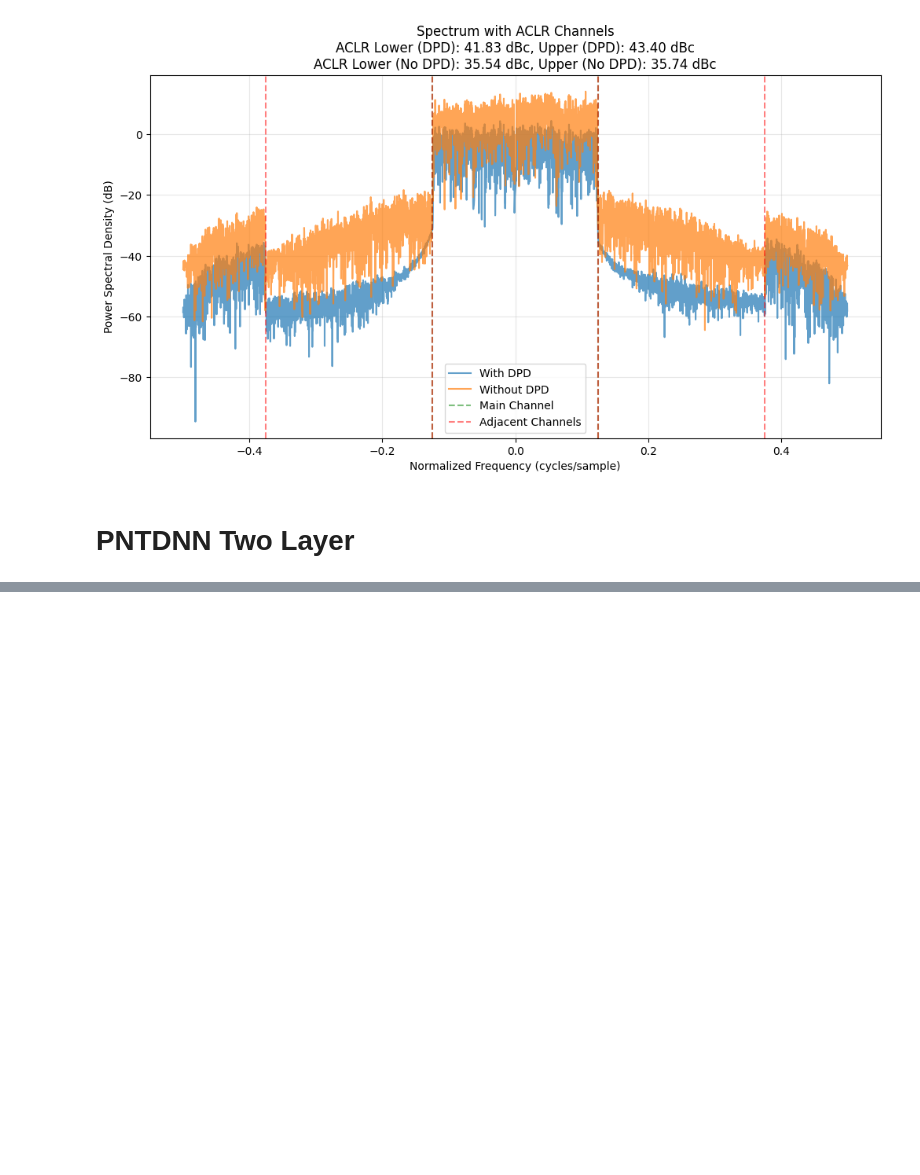
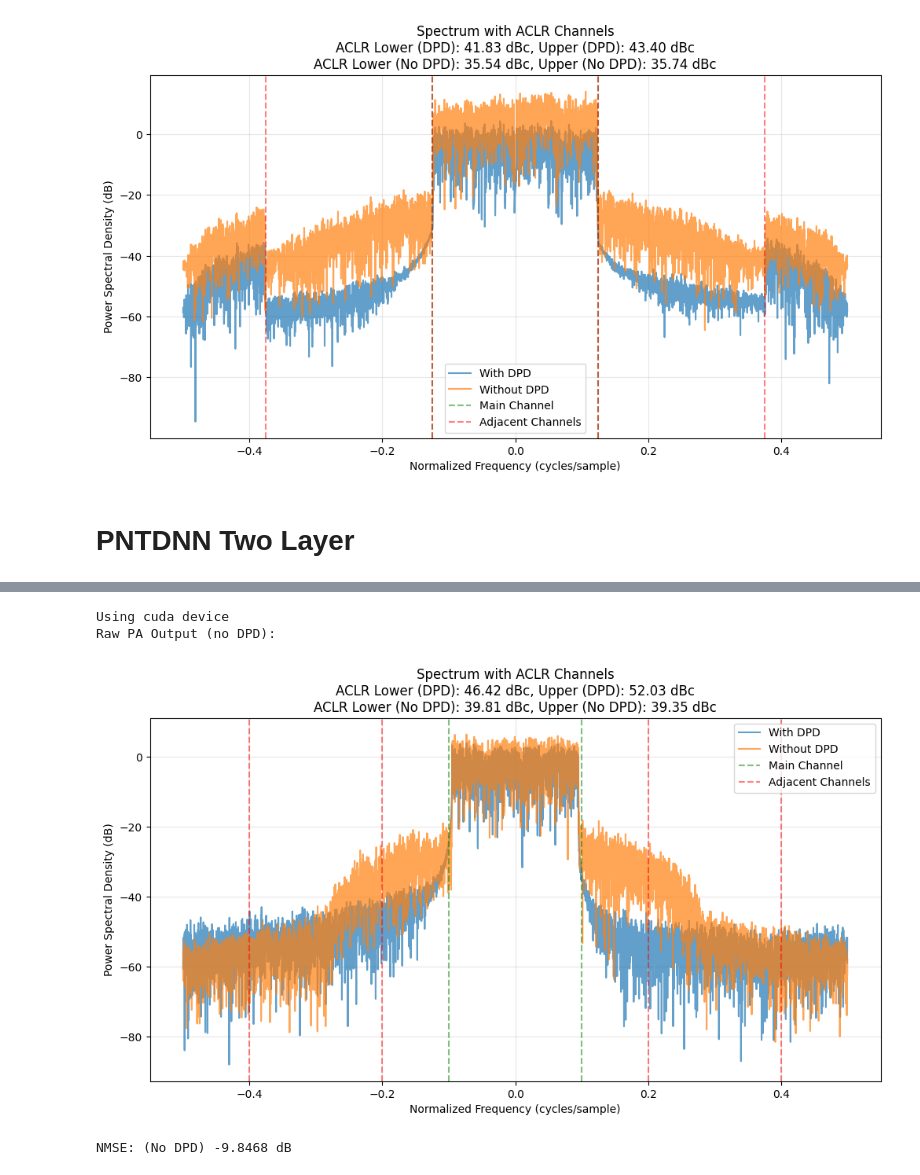
Before and after one commit to aquigney/sparseDPD, a Jupyter notebook: ucd_pruning/open_dpd_dataset_pruning.ipynb, the cells around one changed output, grey strips where cells are left out. Saved outputs shown, nothing was run; the diff lists cells and outputs as text; code cells hidden in the pictures; blank space fills up the shorter version.

```diff
--- a/ucd_pruning/open_dpd_dataset_pruning.ipynb
+++ b/ucd_pruning/open_dpd_dataset_pruning.ipynb
@@ -625,0 +626,26 @@ NMSE: -37.6025 dB
+# %%
+best_fixed_PNTDNN_three_layer_inverse_nn = PNTDNN_NeuralNetwork(num_memory_levels=15, model_type='ThreeLayerNetwork', nn_file_path='pntdnn_three_layer_fixed_percentage_pruned_inverse_model_open.pt', forward_model=False)
+best_fixed_datapath_pntdnn_three_layer = Datapath(forward_model=PGJANET_forward_nn, inverse_model=best_fixed_PNTDNN_three_layer_inverse_nn)
+
+# Evaluate model performance before pruning
+openDPD_fs = 640e6  # Sampling frequency: 640 MHz
+openDPD_bw_main_ch = 160e6  # Main channel bandwidth: 160 MHz
+openDPD_bw_sub_ch = 40e6  # Sub-channel bandwidth: 40 MHz
+openDPD_n_sub_ch = 4  # Number of sub-channels
+openDPD_nperseg = 16384  # FFT size (frame length)
+
+# Plot the QAM constellation - First check raw PA output (should be distorted)
+print("Raw PA Output (no DPD):")
+
+best_fixed_datapath_pntdnn_three_layer.plot_spectrum_with_aclr(
+    simpleDataManager.test_dataset.input_data[:5000],
+    channel_bw=0.2,
+    channel_spacing=0.3
+)
+
+print(f"NMSE: (No DPD) {simpleDataManager.test_dataset.calculate_nmse():.4f} dB")
+# %% [output]
+Using cuda device
+Raw PA Output (no DPD):
+[figure, added]
+NMSE: (No DPD) -9.8468 dB
```
Also changed, not shown: parts of 14 cells of this notebook, 5 other files.
